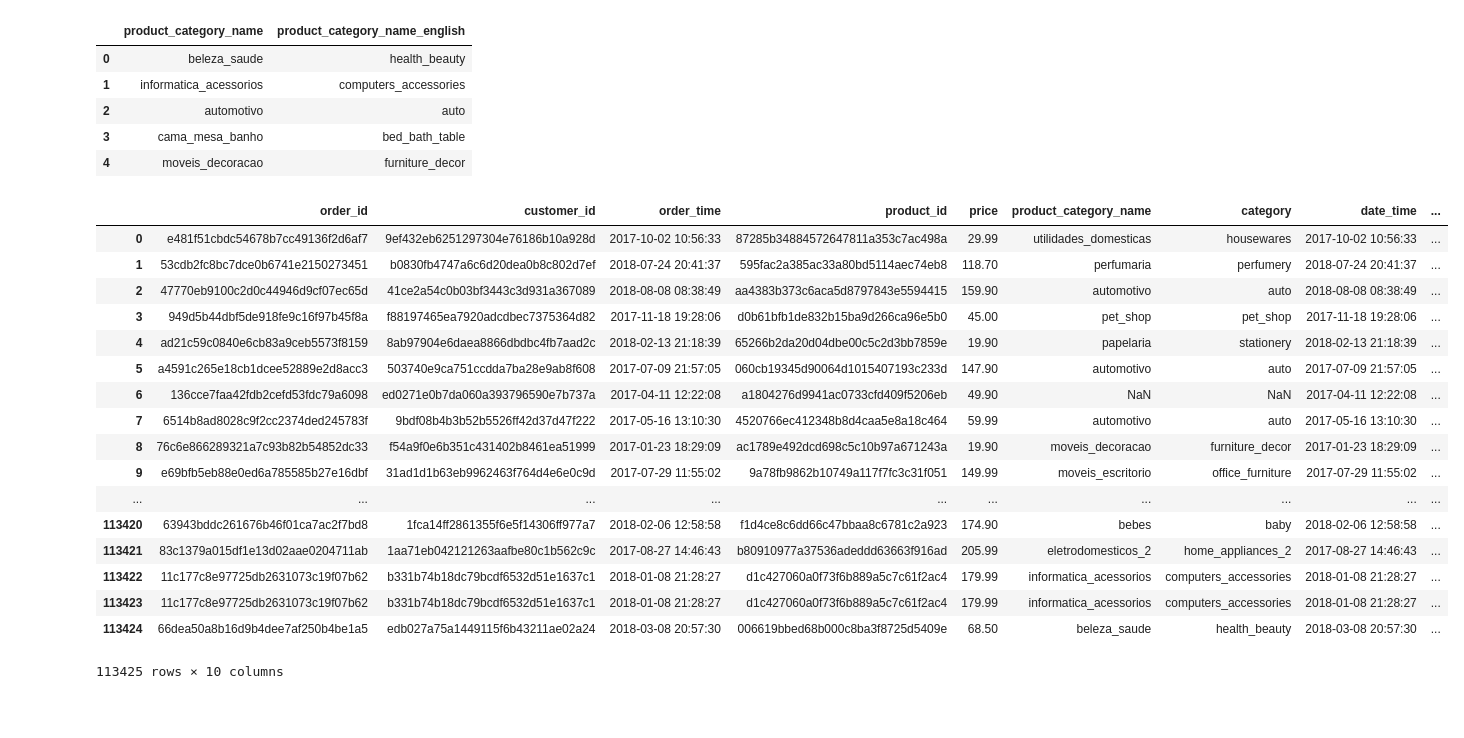
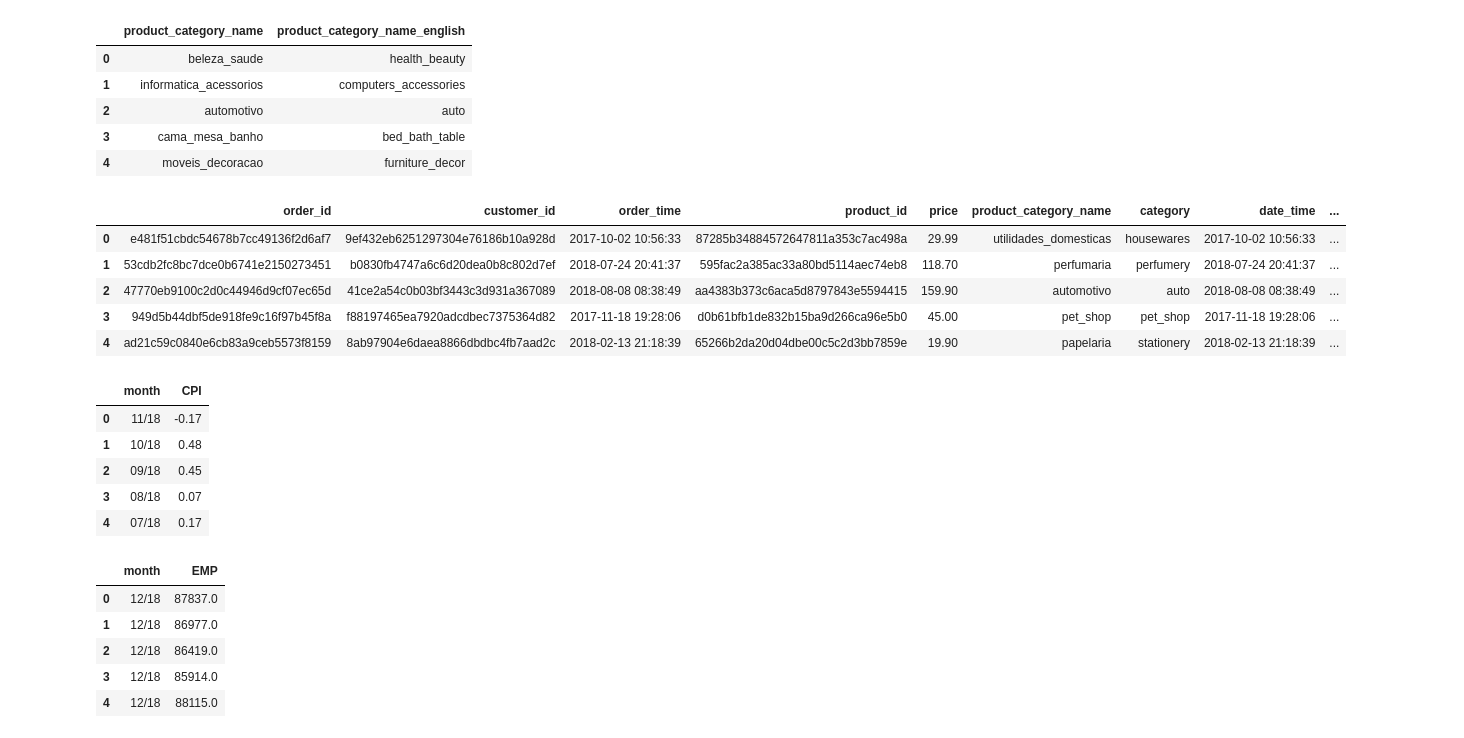
Before and after one commit to BShim92/BrazilianECommerce, a Jupyter notebook: ECommerceDataMerge.ipynb, the cells around one changed output. Cells and saved outputs as stored; diff of their text form; code cells hidden in the pictures; blank space fills up the shorter version.

Commit message:
added and merged BOVESPA and CPI

```diff
--- a/ECommerceDataMerge.ipynb
+++ b/ECommerceDataMerge.ipynb
@@ -87,26 +88,19 @@ mergedf ["date_time"]= pd.to_datetime(mergedf['order_time'])
 #print(mergedf.shape)
 #len(mergedf['category'].unique())
 # %%
+mergedf['YYYY'] = pd.DatetimeIndex(mergedf['date_time']).year
+mergedf['MM'] = pd.DatetimeIndex(mergedf['date_time']).month
+mergedf
 
-mergedf['year'] = pd.DatetimeIndex(mergedf['date_time']).year
-mergedf['month'] = pd.DatetimeIndex(mergedf['date_time']).month
-mergedf
+#converted to MM/YY Format
+mergedf['month'] = pd.to_datetime(mergedf['date_time'])
+mergedf['month'] = mergedf['month'].dt.strftime('%m/%y')
+
+mergedf.head()
 # %% [output]
 |  | order_id | customer_id | order_time | product_id | price | product_category_name | category | date_time | ... |
 | 0 | e481f51cbdc54678b7cc49136f2d6af7 | 9ef432eb6251297304e76186b10a928d | 2017-10-02 10:56:33 | 87285b34884572647811a353c7ac498a | 29.99 | utilidades_domesticas | housewares | 2017-10-02 10:56:33 | ... |
 | 1 | 53cdb2fc8bc7dce0b6741e2150273451 | b0830fb4747a6c6d20dea0b8c802d7ef | 2018-07-24 20:41:37 | 595fac2a385ac33a80bd5114aec74eb8 | 118.70 | perfumaria | perfumery | 2018-07-24 20:41:37 | ... |
 | 2 | 47770eb9100c2d0c44946d9cf07ec65d | 41ce2a54c0b03bf3443c3d931a367089 | 2018-08-08 08:38:49 | aa4383b373c6aca5d8797843e5594415 | 159.90 | automotivo | auto | 2018-08-08 08:38:49 | ... |
 | 3 | 949d5b44dbf5de918fe9c16f97b45f8a | f88197465ea7920adcdbec7375364d82 | 2017-11-18 19:28:06 | d0b61bfb1de832b15ba9d266ca96e5b0 | 45.00 | pet_shop | pet_shop | 2017-11-18 19:28:06 | ... |
 | 4 | ad21c59c0840e6cb83a9ceb5573f8159 | 8ab97904e6daea8866dbdbc4fb7aad2c | 2018-02-13 21:18:39 | 65266b2da20d04dbe00c5c2d3bb7859e | 19.90 | papelaria | stationery | 2018-02-13 21:18:39 | ... |
-| 5 | a4591c265e18cb1dcee52889e2d8acc3 | 503740e9ca751ccdda7ba28e9ab8f608 | 2017-07-09 21:57:05 | 060cb19345d90064d1015407193c233d | 147.90 | automotivo | auto | 2017-07-09 21:57:05 | ... |
-| 6 | 136cce7faa42fdb2cefd53fdc79a6098 | ed0271e0b7da060a393796590e7b737a | 2017-04-11 12:22:08 | a1804276d9941ac0733cfd409f5206eb | 49.90 | NaN | NaN | 2017-04-11 12:22:08 | ... |
-| 7 | 6514b8ad8028c9f2cc2374ded245783f | 9bdf08b4b3b52b5526ff42d37d47f222 | 2017-05-16 13:10:30 | 4520766ec412348b8d4caa5e8a18c464 | 59.99 | automotivo | auto | 2017-05-16 13:10:30 | ... |
-| 8 | 76c6e866289321a7c93b82b54852dc33 | f54a9f0e6b351c431402b8461ea51999 | 2017-01-23 18:29:09 | ac1789e492dcd698c5c10b97a671243a | 19.90 | moveis_decoracao | furniture_decor | 2017-01-23 18:29:09 | ... |
-| 9 | e69bfb5eb88e0ed6a785585b27e16dbf | 31ad1d1b63eb9962463f764d4e6e0c9d | 2017-07-29 11:55:02 | 9a78fb9862b10749a117f7fc3c31f051 | 149.99 | moveis_escritorio | office_furniture | 2017-07-29 11:55:02 | ... |
-| ... | ... | ... | ... | ... | ... | ... | ... | ... | ... |
-| 113420 | 63943bddc261676b46f01ca7ac2f7bd8 | 1fca14ff2861355f6e5f14306ff977a7 | 2018-02-06 12:58:58 | f1d4ce8c6dd66c47bbaa8c6781c2a923 | 174.90 | bebes | baby | 2018-02-06 12:58:58 | ... |
-| 113421 | 83c1379a015df1e13d02aae0204711ab | 1aa71eb042121263aafbe80c1b562c9c | 2017-08-27 14:46:43 | b80910977a37536adeddd63663f916ad | 205.99 | eletrodomesticos_2 | home_appliances_2 | 2017-08-27 14:46:43 | ... |
-| 113422 | 11c177c8e97725db2631073c19f07b62 | b331b74b18dc79bcdf6532d51e1637c1 | 2018-01-08 21:28:27 | d1c427060a0f73f6b889a5c7c61f2ac4 | 179.99 | informatica_acessorios | computers_accessories | 2018-01-08 21:28:27 | ... |
-| 113423 | 11c177c8e97725db2631073c19f07b62 | b331b74b18dc79bcdf6532d51e1637c1 | 2018-01-08 21:28:27 | d1c427060a0f73f6b889a5c7c61f2ac4 | 179.99 | informatica_acessorios | computers_accessories | 2018-01-08 21:28:27 | ... |
-| 113424 | 66dea50a8b16d9b4dee7af250b4be1a5 | edb027a75a1449115f6b43211ae02a24 | 2018-03-08 20:57:30 | 006619bbed68b000c8ba3f8725d5409e | 68.50 | beleza_saude | health_beauty | 2018-03-08 20:57:30 | ... |
-113425 rows × 10 columns
@@ -112,0 +118,30 @@ mergedf
+# %%
+CPI_df = pd.DataFrame(responseCPI['dataset']['data'])
+
+CPI_df = CPI_df.rename(index=str, columns={0: "month", 1: "CPI"})
+
+CPI_df['month'] = pd.to_datetime(CPI_df['month'])
+CPI_df['month'] = CPI_df['month'].dt.strftime('%m/%y')
+#CPI_df.head()
+# %% [output]
+|  | month | CPI |
+| 0 | 11/18 | -0.17 |
+| 1 | 10/18 | 0.48 |
+| 2 | 09/18 | 0.45 |
+| 3 | 08/18 | 0.07 |
+| 4 | 07/18 | 0.17 |
+# %%
+BOV_df = pd.DataFrame(responseBOV['dataset']['data'])
+
+BOV_df = BOV_df.rename(index=str, columns={0: "month", 1: "EMP"})
+
+BOV_df['month'] = pd.to_datetime(BOV_df['month'])
+BOV_df['month'] = BOV_df['month'].dt.strftime('%m/%y')
+#BOV_df.head()
+# %% [output]
+|  | month | EMP |
+| 0 | 12/18 | 87837.0 |
+| 1 | 12/18 | 86977.0 |
+| 2 | 12/18 | 86419.0 |
+| 3 | 12/18 | 85914.0 |
+| 4 | 12/18 | 88115.0 |
```
Also changed, not shown: parts of 3 cells of this notebook.
